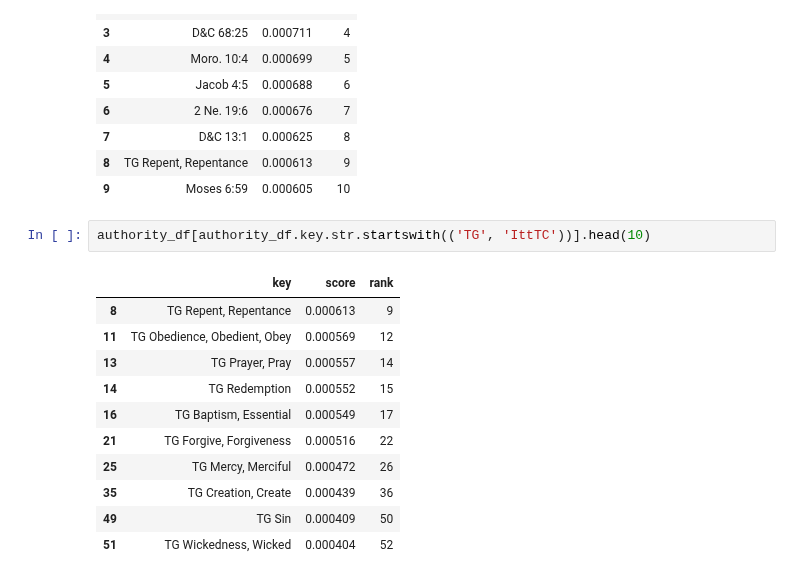
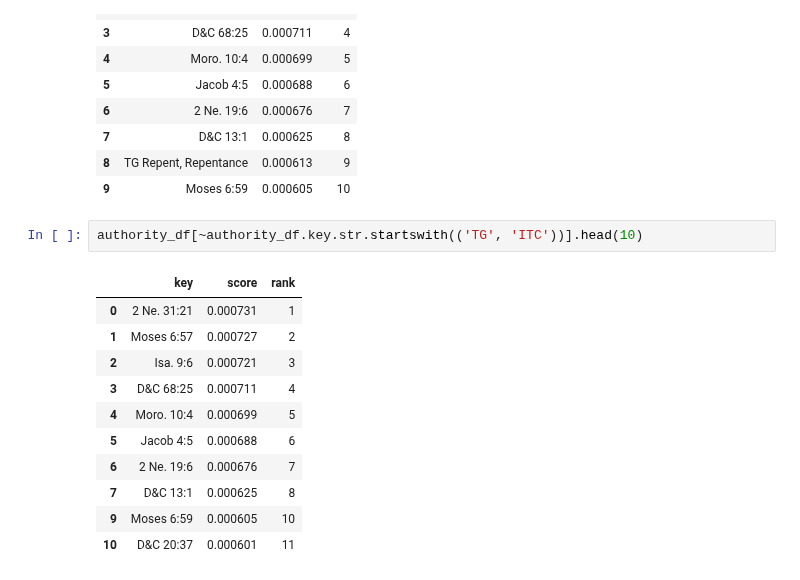
Before and after one commit to skearnes/scripture-graph, a Jupyter notebook: posts/2021-01-08/post.ipynb, the cells around one changed output. Drawn from its saved outputs; the diff is of its cells as text.

```diff
--- a/posts/2021-01-08/post.ipynb
+++ b/posts/2021-01-08/post.ipynb
@@ -411,16 +432,16 @@ authority_df.head(10)
 | 8 | TG Repent, Repentance | 0.000613 | 9 |
 | 9 | Moses 6:59 | 0.000605 | 10 |
 # %%
-authority_df[authority_df.key.str.startswith(('TG', 'IttTC'))].head(10)
+authority_df[~authority_df.key.str.startswith(('TG', 'ITC'))].head(10)
 # %% [output]
 |  | key | score | rank |
-| 8 | TG Repent, Repentance | 0.000613 | 9 |
-| 11 | TG Obedience, Obedient, Obey | 0.000569 | 12 |
-| 13 | TG Prayer, Pray | 0.000557 | 14 |
-| 14 | TG Redemption | 0.000552 | 15 |
-| 16 | TG Baptism, Essential | 0.000549 | 17 |
-| 21 | TG Forgive, Forgiveness | 0.000516 | 22 |
-| 25 | TG Mercy, Merciful | 0.000472 | 26 |
-| 35 | TG Creation, Create | 0.000439 | 36 |
-| 49 | TG Sin | 0.000409 | 50 |
-| 51 | TG Wickedness, Wicked | 0.000404 | 52 |
+| 0 | 2 Ne. 31:21 | 0.000731 | 1 |
+| 1 | Moses 6:57 | 0.000727 | 2 |
+| 2 | Isa. 9:6 | 0.000721 | 3 |
+| 3 | D&C 68:25 | 0.000711 | 4 |
+| 4 | Moro. 10:4 | 0.000699 | 5 |
+| 5 | Jacob 4:5 | 0.000688 | 6 |
+| 6 | 2 Ne. 19:6 | 0.000676 | 7 |
+| 7 | D&C 13:1 | 0.000625 | 8 |
+| 9 | Moses 6:59 | 0.000605 | 10 |
+| 10 | D&C 20:37 | 0.000601 | 11 |
```
Also changed, not shown: parts of 2 cells of this notebook.
